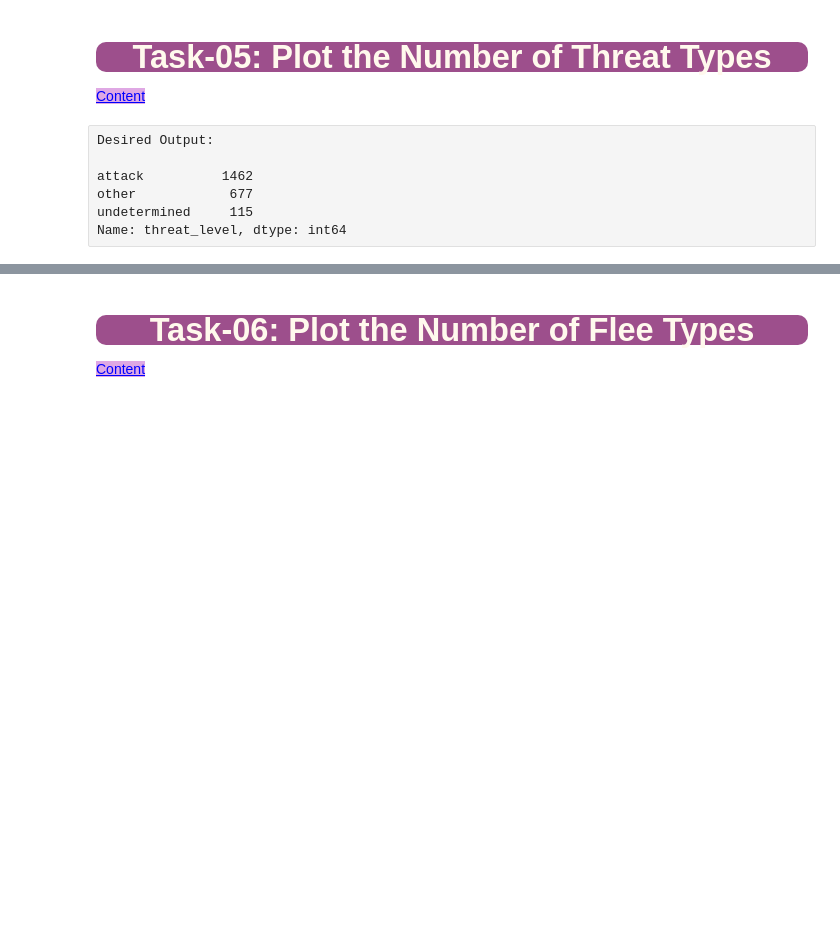
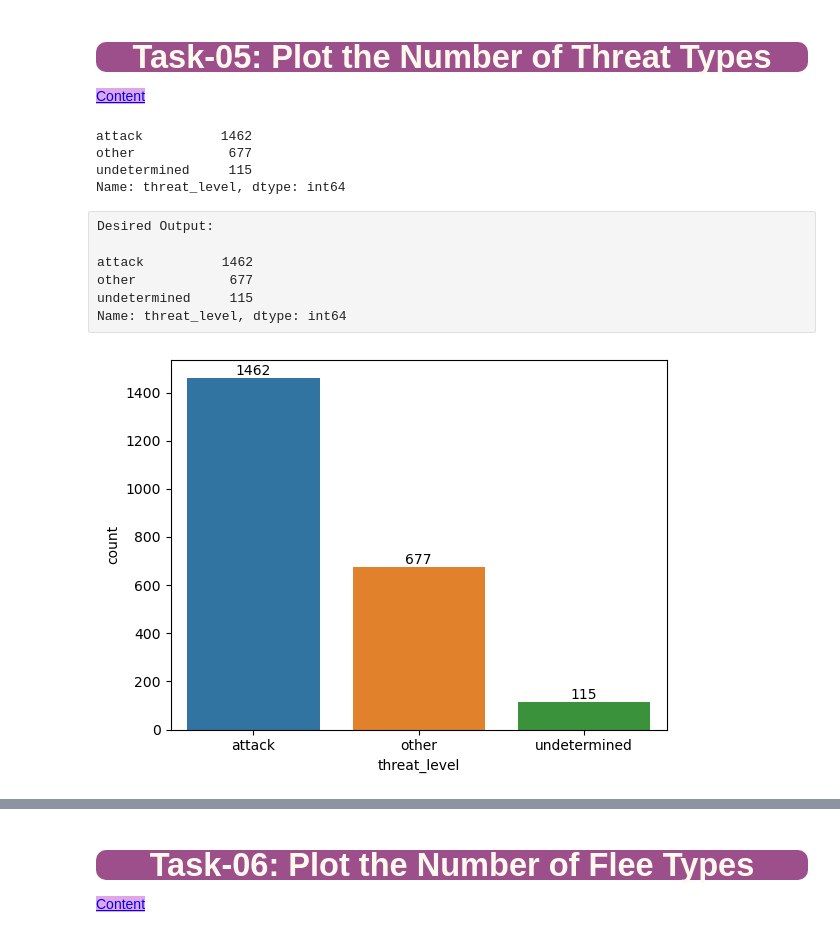
Before and after one commit to SongJiyeonPaek/CW_Assignments, a Jupyter notebook: DVwPY Assignment_02(Seaborn-PoliceKillings-US)/Assignment-2 (PoliceKillingUS-Seaborn)-Student.ipynb, the cells around one changed output, grey strips where cells are left out. Drawn from its saved outputs; the diff is of its cells as text; code cells hidden in the pictures; blank space fills up the shorter version.

```diff
--- a/DVwPY Assignment_02(Seaborn-PoliceKillings-US)/Assignment-2 (PoliceKillingUS-Seaborn)-Student.ipynb
+++ b/DVwPY Assignment_02(Seaborn-PoliceKillings-US)/Assignment-2 (PoliceKillingUS-Seaborn)-Student.ipynb
@@ -640,6 +640,14 @@ Desired Output:
 style="color:blue; background-color:#dfa8e4" data-toggle="popover">Content</a>
 # %%
 # YOUR CODE IS HERE
+
+threat_types = kill.threat_level.value_counts()
+threat_types
+# %% [output]
+attack          1462
+other            677
+undetermined     115
+Name: threat_level, dtype: int64
 # %% [raw]
 Desired Output:
 
@@ -654,3 +658,19 @@ Name: threat_level, dtype: int64
+# %%
+# With Seaborn Barplot
+
+# YOUR CODE IS HERE
+
+ax = sns.barplot(x = threat_types.index,
+                 y = threat_types.values)
+
+plt.xlabel("threat_level")
+plt.ylabel("count")
+
+# another way to put the number above bars
+for i in ax.containers:
+    ax.bar_label(i)
+# %% [output]
+[figure, added]
 # %% [markdown]
 Desired Output:
 
```
Also changed, not shown: parts of 2 cells of this notebook.
